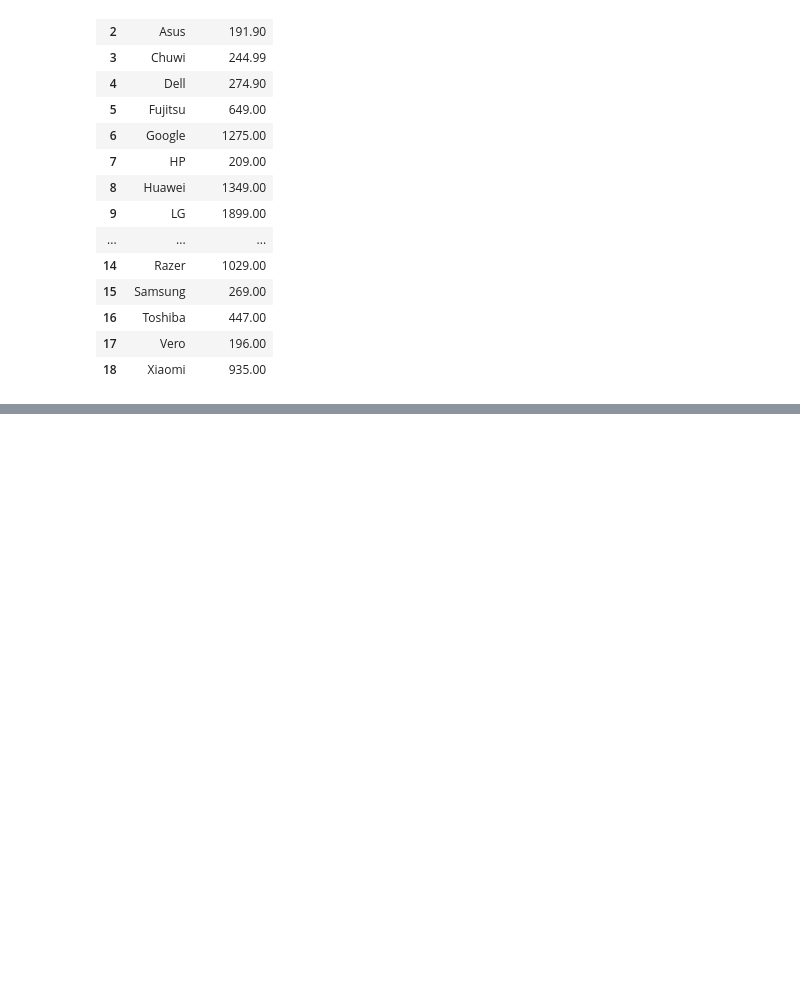
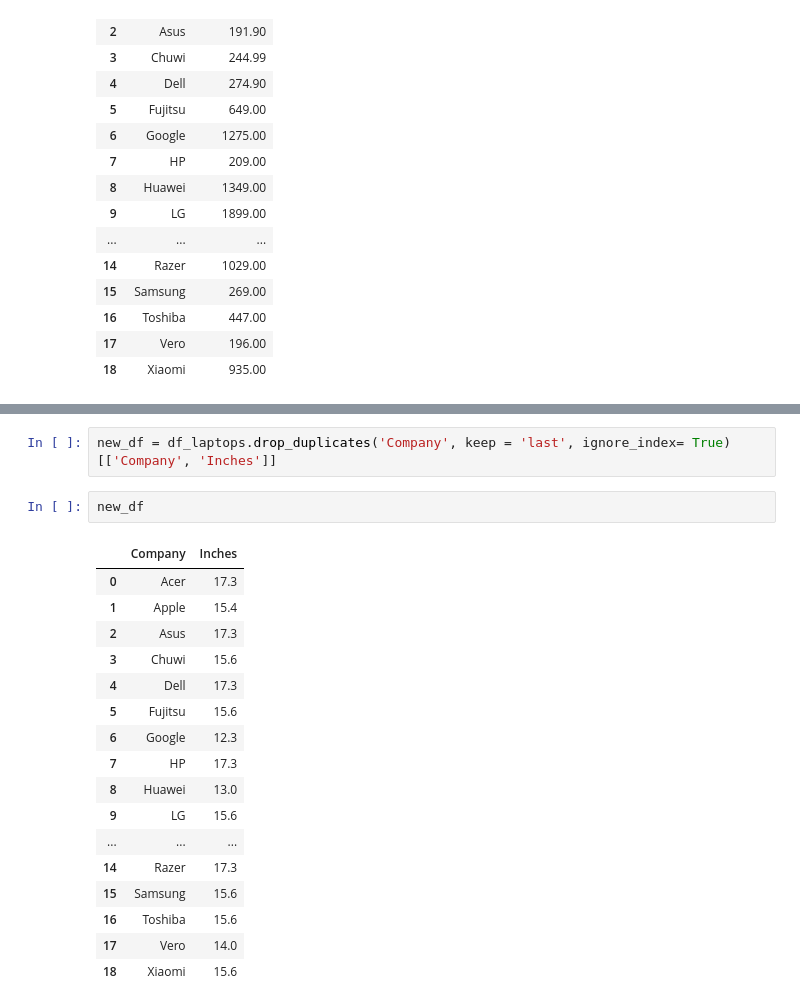
Before and after one commit to Stan-is-the-man/Data_science_bootcamp_2023, a Jupyter notebook: ds_filtering_data.ipynb, the cells around one changed output, grey strips where cells are left out. Drawn from its saved outputs; the diff is of its cells as text; blank space fills up the shorter version.

```diff
--- a/ds_filtering_data.ipynb
+++ b/ds_filtering_data.ipynb
@@ -565,0 +606,22 @@ df_laptops.drop_duplicates('Company', ignore_index= True)[['Company', 'Price_eur
+# %%
+new_df = df_laptops.drop_duplicates('Company', keep = 'last', ignore_index= True)[['Company', 'Inches']]
+# %%
+new_df
+# %% [output]
+|  | Company | Inches |
+| 0 | Acer | 17.3 |
+| 1 | Apple | 15.4 |
+| 2 | Asus | 17.3 |
+| 3 | Chuwi | 15.6 |
+| 4 | Dell | 17.3 |
+| 5 | Fujitsu | 15.6 |
+| 6 | Google | 12.3 |
+| 7 | HP | 17.3 |
+| 8 | Huawei | 13.0 |
+| 9 | LG | 15.6 |
+| ... | ... | ... |
+| 14 | Razer | 17.3 |
+| 15 | Samsung | 15.6 |
+| 16 | Toshiba | 15.6 |
+| 17 | Vero | 14.0 |
+| 18 | Xiaomi | 15.6 |
```
Also changed, not shown: parts of 4 cells of this notebook.
